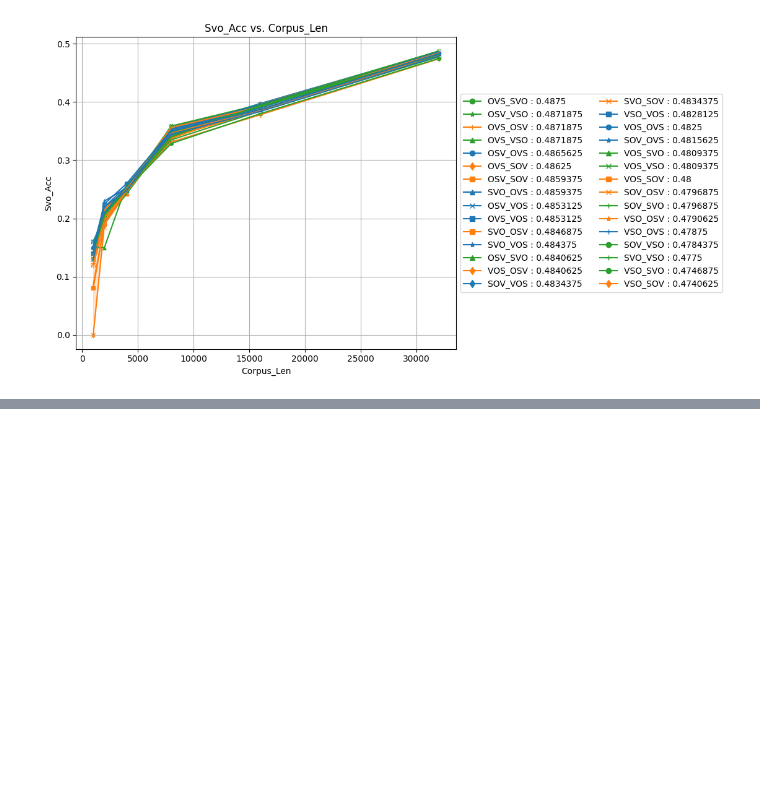
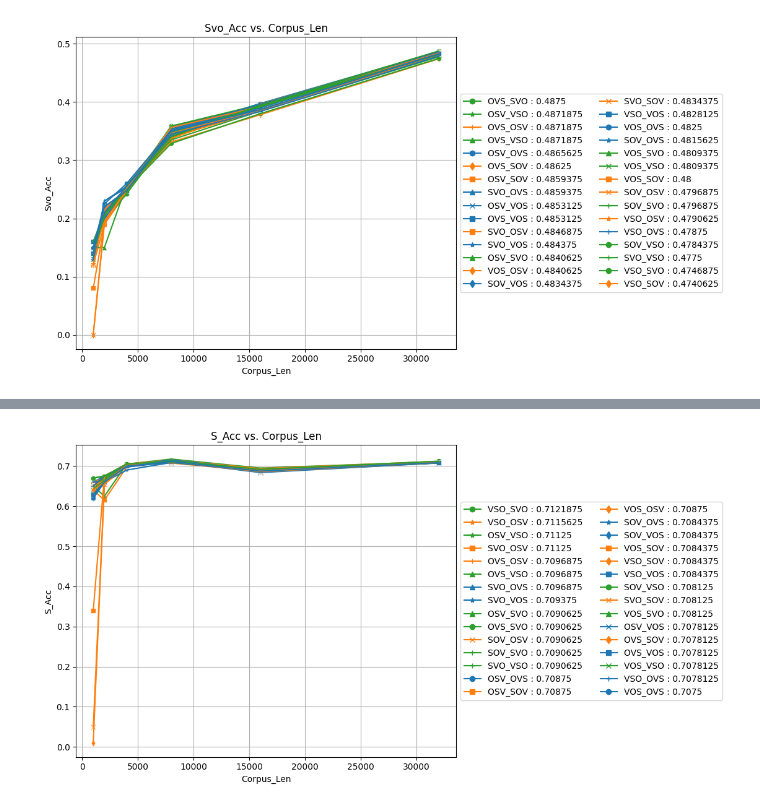
Before and after one commit to Mark-Hopkins-at-Williams/testperanto, a Jupyter notebook: experiment_pipeline/src/analysis.ipynb, the cells around one changed output, grey strips where cells are left out. Drawn from its saved outputs; the diff is of its cells as text; code cells hidden in the pictures; blank space fills up the shorter version.

```diff
--- a/experiment_pipeline/src/analysis.ipynb
+++ b/experiment_pipeline/src/analysis.ipynb
@@ -84,7 +84,7 @@ def plot_scores(df, x='corpus_len', score='bleu', color=None, threshold=-float('
 
     grouped = df.groupby(['src', 'tgt'])
 
-    plt.figure(figsize=(15, 6))
+    plt.figure(figsize=(25, 10))
     handles = []
     labels_scores = []  # to keep track of labels and their associated scores
 
@@ -129,7 +129,7 @@ def plot_scores(df, x='corpus_len', score='bleu', color=None, threshold=-float('
     plt.xlabel(x.title())
     plt.ylabel(score.title())
     plt.grid(True)
-    plt.legend(sorted_handles, [h.get_label() for h in sorted_handles], loc='center left', bbox_to_anchor=(1, 0.5), ncol=max(int(len(sorted_handles)//15),1))
+    plt.legend(sorted_handles, [h.get_label() for h in sorted_handles], loc='center left', bbox_to_anchor=(1, 0.5), ncol=max(int(len(sorted_handles)//30),1))
     plt.tight_layout(rect=[0, 0, 0.75, 1])
 
     if savefig:
@@ -333,0 +194,5 @@ plot_scores(trained, score='o_acc', color='last')
+# %%
+plot_desc = 'Plotting s_acc vs. corpus length for SVO perm experiment. Color coded by last to show no longer trend.'
+plot_scores(trained, score='s_acc', color='last', savefig=True, filename='svo_perm_s_acc', plot_desc=plot_desc)
+# %% [output]
+[figure, added]
```
Also changed, not shown: parts of 30 cells of this notebook, 11 other files.
